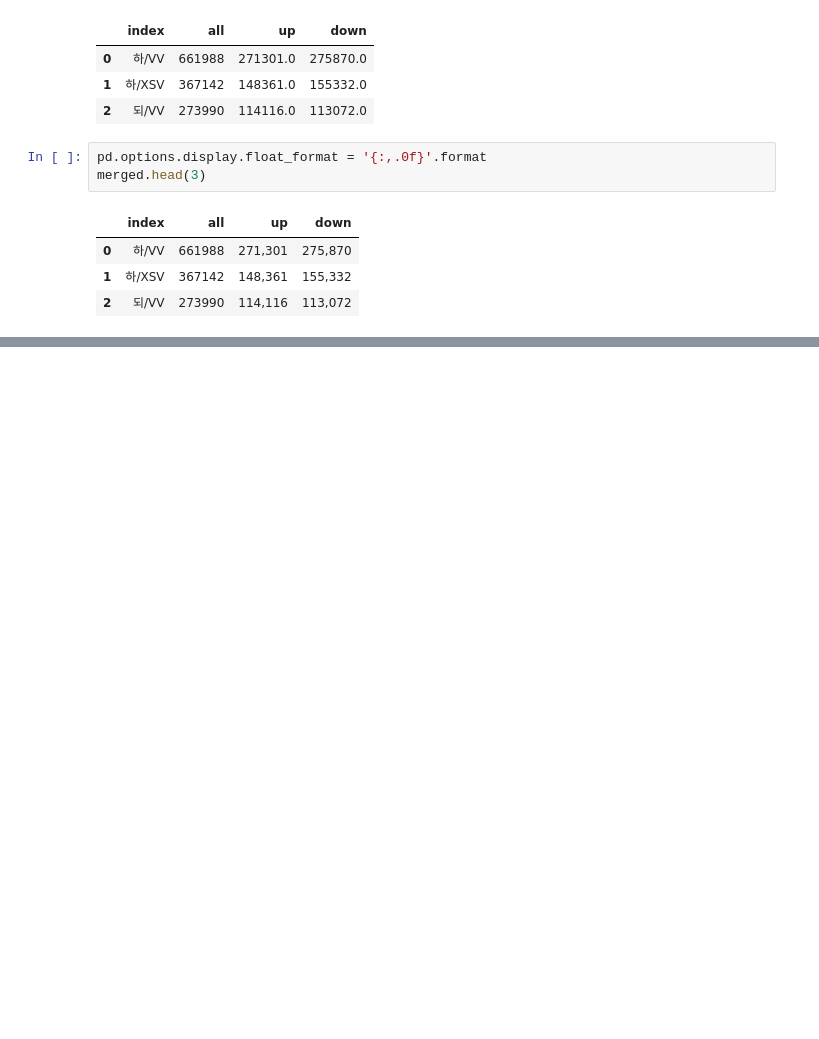
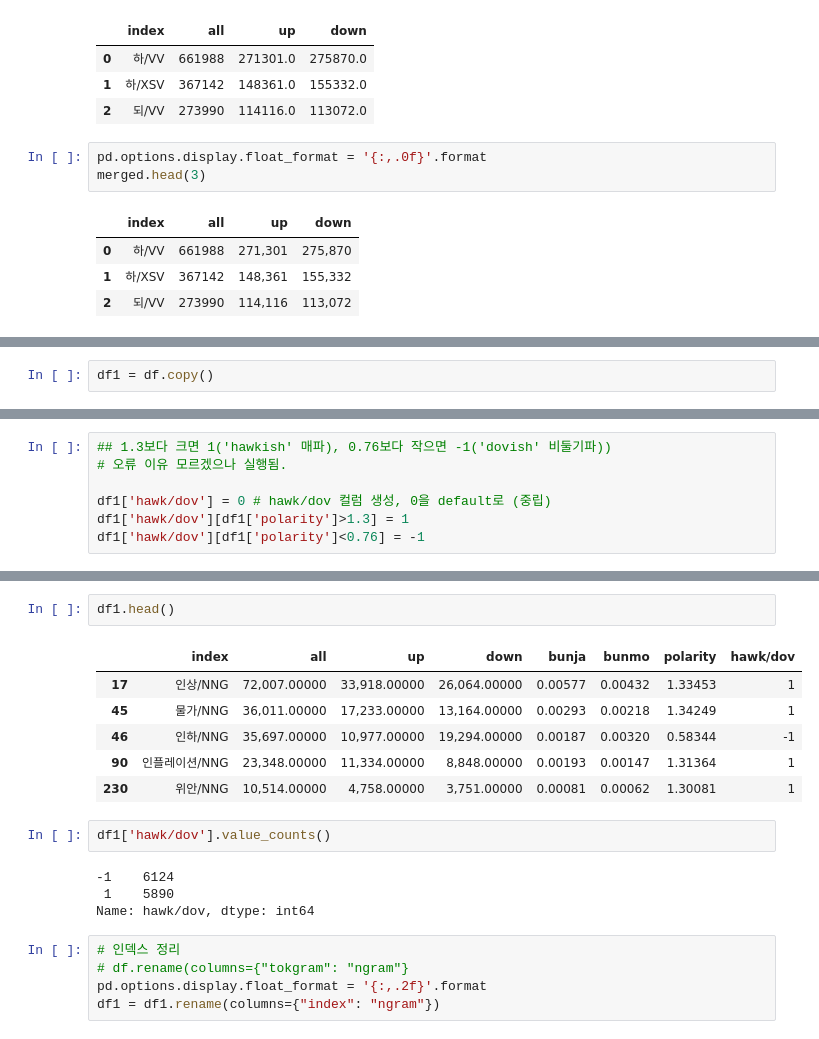
Before and after one commit to jhkang1517/multi-campus-areca-palm, a Jupyter notebook: project_eKoNLPy/Data Scraping_Shinbeom/이데일리_hawk_dov_완료.ipynb, the cells around one changed output, grey strips where cells are left out. Drawn from its saved outputs; the diff is of its cells as text; blank space fills up the shorter version.

```diff
--- a/project_eKoNLPy/Data Scraping_Shinbeom/이데일리_ngram_label_전체코드.ipynb
+++ b/project_eKoNLPy/Data Scraping_Shinbeom/이데일리_hawk_dov_완료.ipynb
@@ -603,0 +668,2 @@ merged
+# %%
+df1 = df.copy()
@@ -603,0 +699,7 @@ merged
+# %%
+## 1.3보다 크면 1('hawkish' 매파), 0.76보다 작으면 -1('dovish' 비둘기파))
+# 오류 이유 모르겠으나 실행됨.
+
+df1['hawk/dov'] = 0 # hawk/dov 컬럼 생성, 0을 default로 (중립)
+df1['hawk/dov'][df1['polarity']>1.3] = 1
+df1['hawk/dov'][df1['polarity']<0.76] = -1
@@ -603,0 +714,20 @@ merged
+# %%
+df1.head()
+# %% [output]
+|  | index | all | up | down | bunja | bunmo | polarity | hawk/dov |
+| 17 | 인상/NNG | 72,007.00000 | 33,918.00000 | 26,064.00000 | 0.00577 | 0.00432 | 1.33453 | 1 |
+| 45 | 물가/NNG | 36,011.00000 | 17,233.00000 | 13,164.00000 | 0.00293 | 0.00218 | 1.34249 | 1 |
+| 46 | 인하/NNG | 35,697.00000 | 10,977.00000 | 19,294.00000 | 0.00187 | 0.00320 | 0.58344 | -1 |
+| 90 | 인플레이션/NNG | 23,348.00000 | 11,334.00000 | 8,848.00000 | 0.00193 | 0.00147 | 1.31364 | 1 |
+| 230 | 위안/NNG | 10,514.00000 | 4,758.00000 | 3,751.00000 | 0.00081 | 0.00062 | 1.30081 | 1 |
+# %%
+df1['hawk/dov'].value_counts()
+# %% [output]
+-1    6124
+ 1    5890
+Name: hawk/dov, dtype: int64
+# %%
+# 인덱스 정리
+# df.rename(columns={"tokgram": "ngram"}
+pd.options.display.float_format = '{:,.2f}'.format
+df1 = df1.rename(columns={"index": "ngram"})
```
Also changed, not shown: parts of 23 cells of this notebook.
